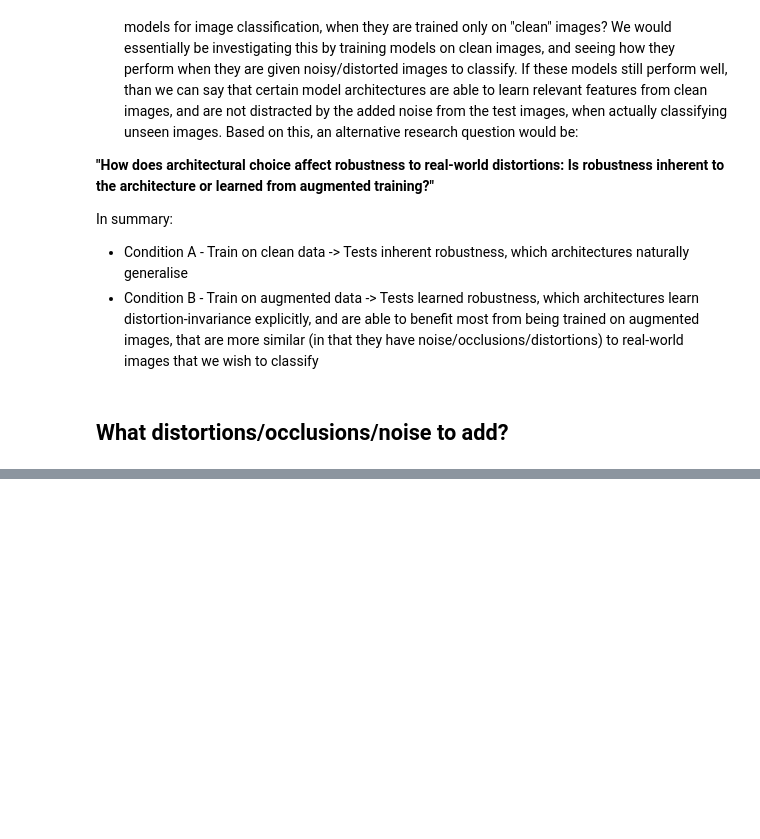
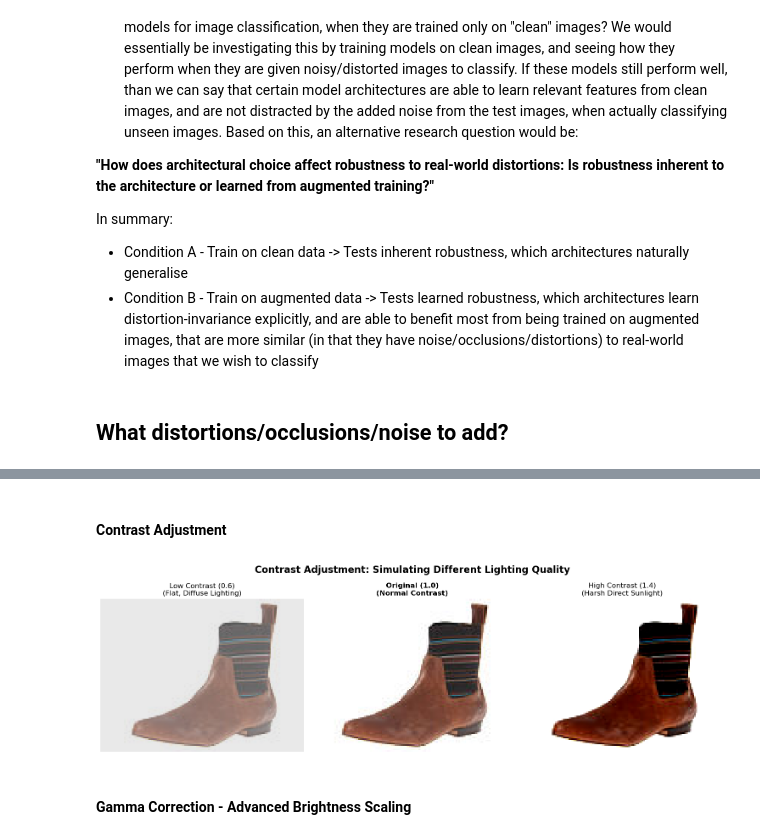
Before and after one commit to skyefung02/COMP90051_A2, a Jupyter notebook: COMP90051_A2_Skye.ipynb, the cells around one changed output, grey strips where cells are left out. Saved outputs shown, nothing was run; the diff lists cells and outputs as text; code cells hidden in the pictures; blank space fills up the shorter version.

Commit message:
added basic image lighting distortion functions

```diff
--- a/COMP90051_A2_Skye.ipynb
+++ b/COMP90051_A2_Skye.ipynb
@@ -90,0 +123,43 @@ A realistic approach to adding distortions is as follows: The images that are cu
+# %% [markdown]
+#### Contrast Adjustment
+# %%
+from PIL import ImageEnhance
+
+def adjust_contrast(image_path, factor):
+    """
+    factor < 1.0: low contrast (flat, washed out)
+    factor = 1.0: original
+    factor > 1.0: high contrast (harsh lighting)
+    """
+    #load image
+    img = Image.open(image_path)
+
+    enhancer = ImageEnhance.Contrast(img)
+    return enhancer.enhance(factor)
+# %%
+original = Image.open(boot_images[0])
+low_contrast = adjust_contrast(boot_images[0], 0.6)   # Diffuse/cloudy lighting
+high_contrast = adjust_contrast(boot_images[0], 1.4)  # Harsh direct sunlight
+# %%
+fig, axes = plt.subplots(1, 3, figsize=(15, 5))
+
+axes[0].imshow(low_contrast)
+axes[0].set_title('Low Contrast (0.6)\n(Flat, Diffuse Lighting)', fontsize=12)
+axes[0].axis('off')
+
+axes[1].imshow(original)
+axes[1].set_title('Original (1.0)\n(Normal Contrast)', fontsize=12, fontweight='bold')
+axes[1].axis('off')
+
+axes[2].imshow(high_contrast)
+axes[2].set_title('High Contrast (1.4)\n(Harsh Direct Sunlight)', fontsize=12)
+axes[2].axis('off')
+
+plt.suptitle('Contrast Adjustment: Simulating Different Lighting Quality',
+             fontsize=16, fontweight='bold')
+plt.tight_layout()
+plt.show()
+# %% [output]
+[figure, added]
+# %% [markdown]
+#### Gamma Correction - Advanced Brightness Scaling
```
Also changed, not shown: parts of 19 cells of this notebook.
